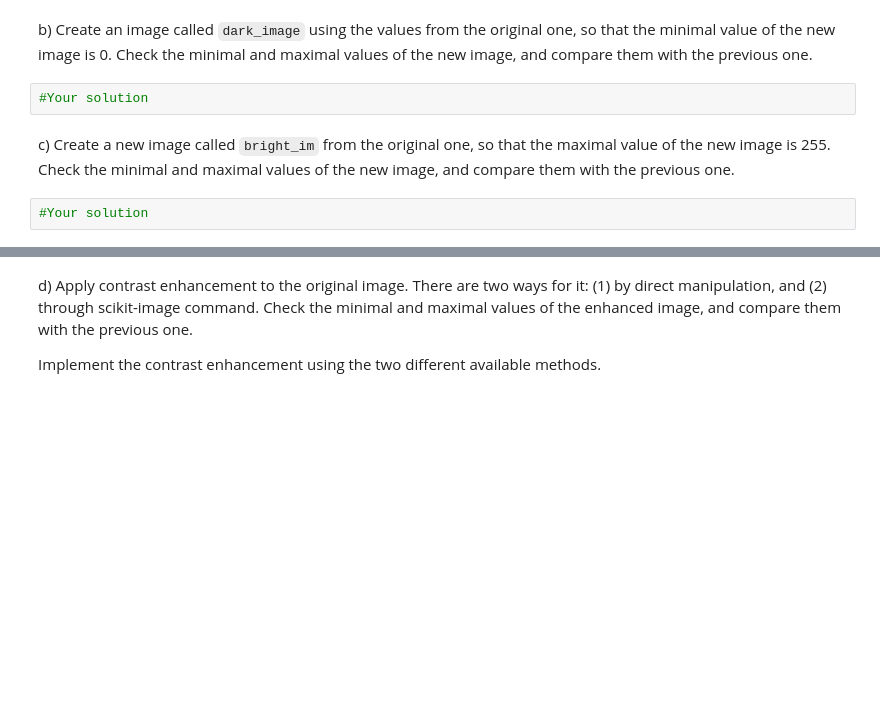
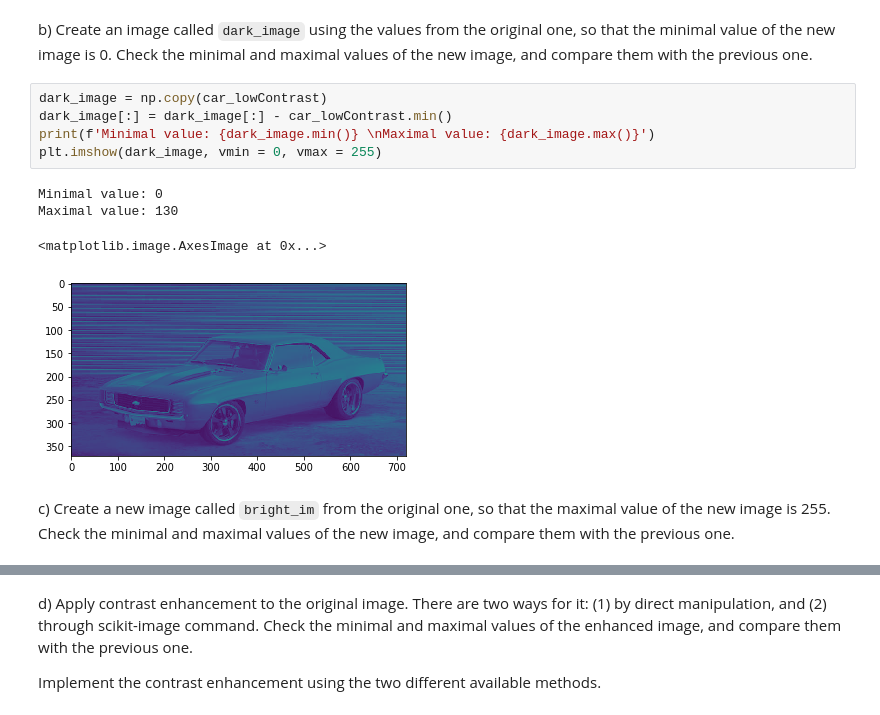
Before and after one commit to rsberrocal/VA_Practicas, a Jupyter notebook: Lab1/P1_RichardSudarioBerrocal_ClaraRivadullaDuró.ipynb, the cells around one changed output, grey strips where cells are left out. Saved outputs shown, nothing was run; the diff lists cells and outputs as text; blank space fills up the shorter version.

```diff
--- a/Lab1/P1_RichardSudarioBerrocal_ClaraRivadullaDuró.ipynb
+++ b/Lab1/P1_RichardSudarioBerrocal_ClaraRivadullaDuró.ipynb
@@ -189,8 +194,14 @@ Note: When running the function `imshow()` the image is authomatically enhanced.
 # %% [markdown]
 b) Create an image called `dark_image` using the  values from the original one, so that the minimal value of the new image is 0. Check the minimal and maximal values of the new image, and compare them with the previous one.
-# %%
-#Your solution
+# %%
+dark_image = np.copy(car_lowContrast)
+dark_image[:] = dark_image[:] - car_lowContrast.min()
+print(f'Minimal value: {dark_image.min()} \nMaximal value: {dark_image.max()}')
+plt.imshow(dark_image, vmin = 0, vmax = 255)
+# %% [output]
+Minimal value: 0
+Maximal value: 130
+<matplotlib.image.AxesImage at 0x...>
+[figure, added]
 # %% [markdown]
 c) Create a new image called `bright_im` from the original one, so that the maximal value of the new image is 255. Check the minimal and maximal values of the new image, and compare them with the previous one.
-# %%
-#Your solution
```
Also changed, not shown: parts of 17 cells of this notebook.
